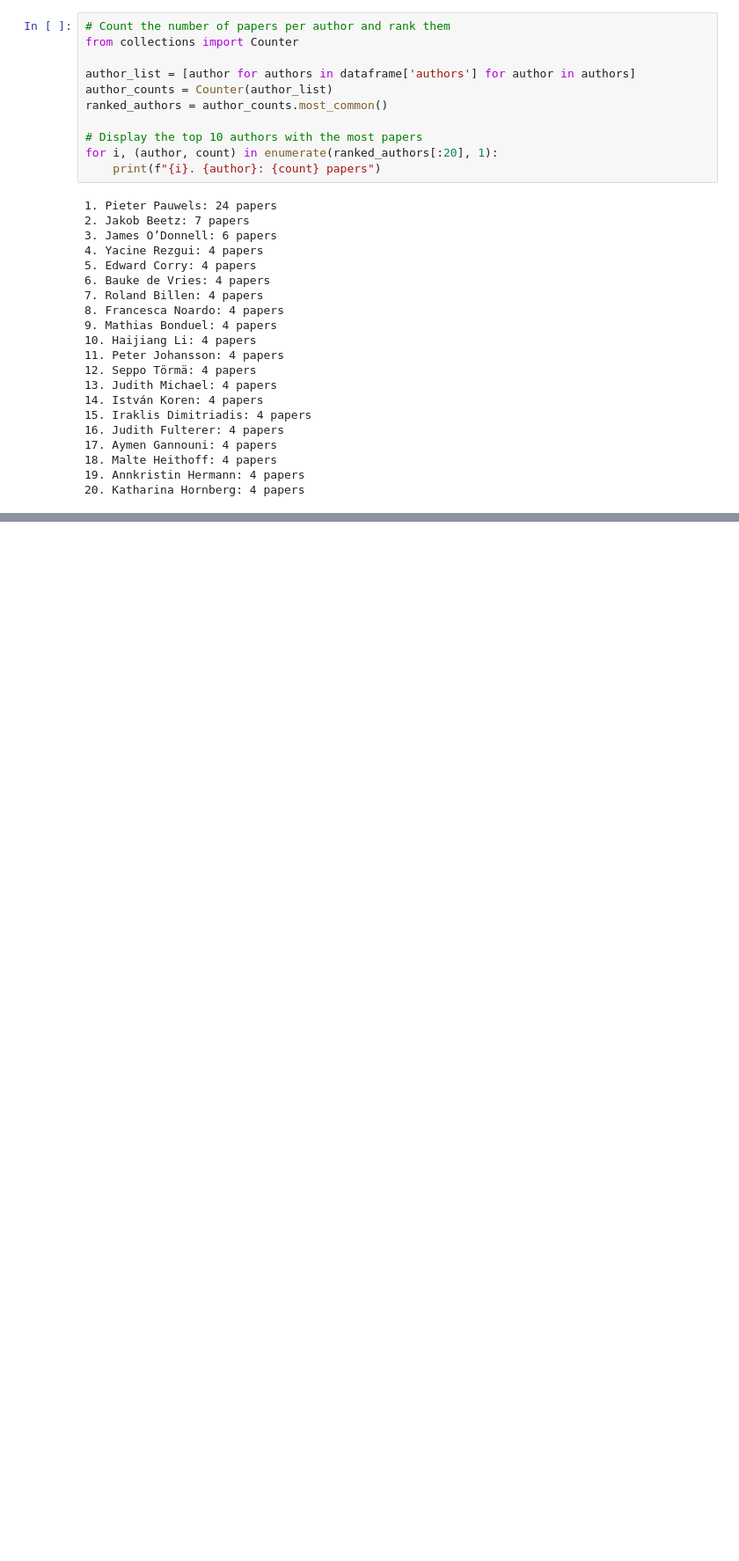
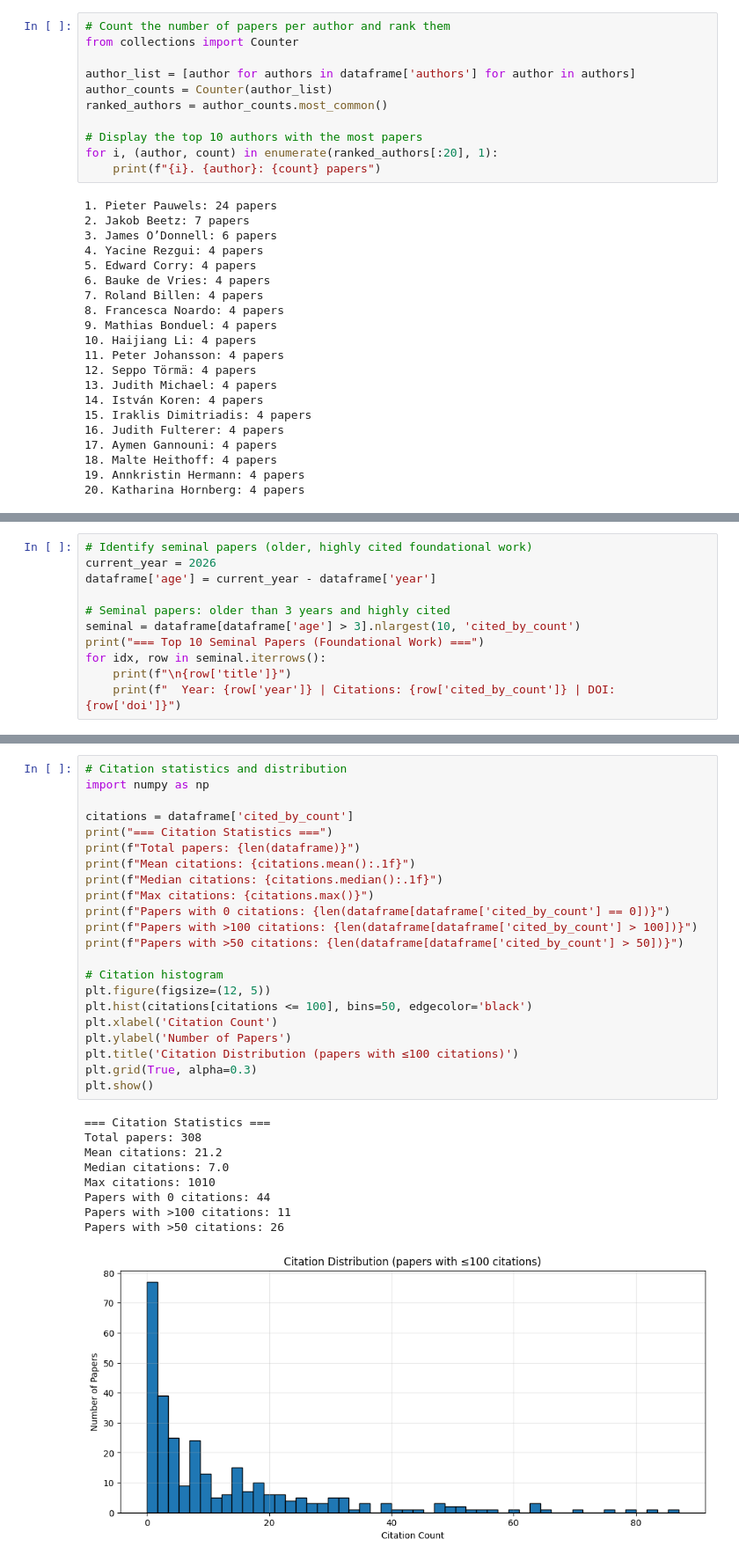
Before and after one commit to frechmax/LiteratureResearchHelper, a Jupyter notebook: researchHelper.ipynb, the cells around one changed output, grey strips where cells are left out. Shown at 88% size. Drawn from its saved outputs; the diff is of its cells as text; blank space fills up the shorter version.

```diff
--- a/researchHelper.ipynb
+++ b/researchHelper.ipynb
@@ -92,0 +124,11 @@ for i, (author, count) in enumerate(ranked_authors[:20], 1):
+# %%
+# Identify seminal papers (older, highly cited foundational work)
+current_year = 2026
+dataframe['age'] = current_year - dataframe['year']
+
+# Seminal papers: older than 3 years and highly cited
+seminal = dataframe[dataframe['age'] > 3].nlargest(10, 'cited_by_count')
+print("=== Top 10 Seminal Papers (Foundational Work) ===")
+for idx, row in seminal.iterrows():
+    print(f"\n{row['title']}")
+    print(f"  Year: {row['year']} | Citations: {row['cited_by_count']} | DOI: {row['doi']}")
@@ -92,0 +181,32 @@ for i, (author, count) in enumerate(ranked_authors[:20], 1):
+# %%
+# Citation statistics and distribution
+import numpy as np
+
+citations = dataframe['cited_by_count']
+print("=== Citation Statistics ===")
+print(f"Total papers: {len(dataframe)}")
+print(f"Mean citations: {citations.mean():.1f}")
+print(f"Median citations: {citations.median():.1f}")
+print(f"Max citations: {citations.max()}")
+print(f"Papers with 0 citations: {len(dataframe[dataframe['cited_by_count'] == 0])}")
+print(f"Papers with >100 citations: {len(dataframe[dataframe['cited_by_count'] > 100])}")
+print(f"Papers with >50 citations: {len(dataframe[dataframe['cited_by_count'] > 50])}")
+
+# Citation histogram
+plt.figure(figsize=(12, 5))
+plt.hist(citations[citations <= 100], bins=50, edgecolor='black')
+plt.xlabel('Citation Count')
+plt.ylabel('Number of Papers')
+plt.title('Citation Distribution (papers with ≤100 citations)')
+plt.grid(True, alpha=0.3)
+plt.show()
+# %% [output]
+=== Citation Statistics ===
+Total papers: 308
+Mean citations: 21.2
+Median citations: 7.0
+Max citations: 1010
+Papers with 0 citations: 44
+Papers with >100 citations: 11
+Papers with >50 citations: 26
+[figure, added]
```
Also changed, not shown: parts of 12 cells of this notebook, 1 other file.
